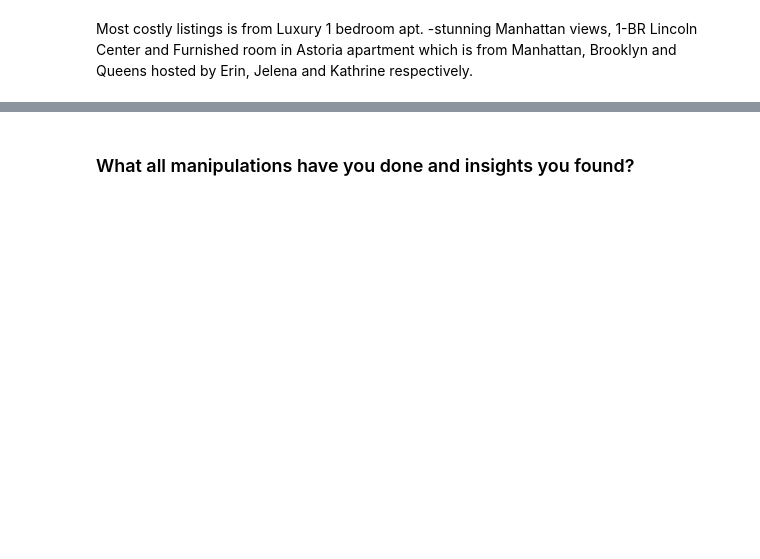
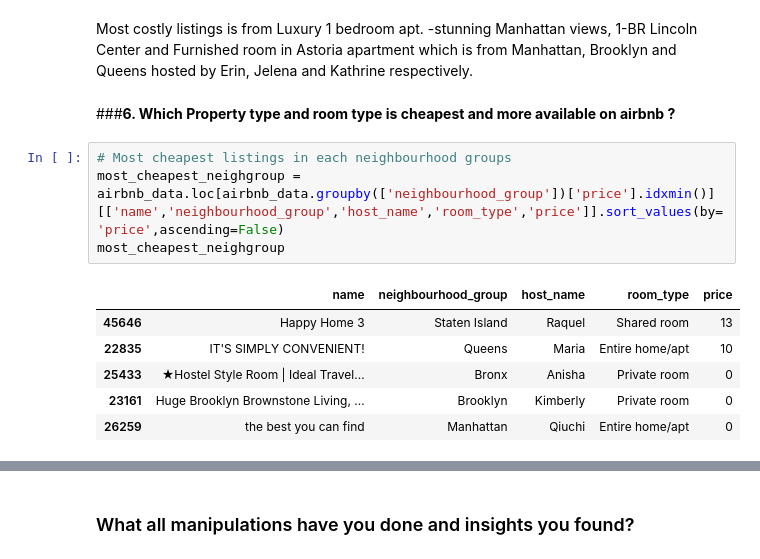
Before and after one commit to riyapatelrp/Airbnb-Booking-Analysis-EDA-, a Jupyter notebook: Capstone_AirBnb_Booking_Analysis.ipynb, the cells around one changed output, grey strips where cells are left out. Saved outputs shown, nothing was run; the diff lists cells and outputs as text; blank space fills up the shorter version.

```diff
--- a/Capstone_AirBnb_Booking_Analysis.ipynb
+++ b/Capstone_AirBnb_Booking_Analysis.ipynb
@@ -512,3 +512,16 @@ airbnb_data[airbnb_data['price'] == airbnb_data['price'].max()].head(3)
 | 29238 | 1-BR Lincoln Center | 72390391 | Jelena | Manhattan | Upper West Side | 40.77213 | -73.98665 | Entire home/apt | ... |
 # %% [markdown]
 Most costly listings is from Luxury 1 bedroom apt. -stunning Manhattan views, 1-BR Lincoln Center and Furnished room in Astoria apartment which is from Manhattan, Brooklyn and Queens hosted by Erin, Jelena and Kathrine respectively.
+# %% [markdown]
+###<B>6. Which Property type and room type is cheapest and more available on airbnb ?
+# %%
+# Most cheapest listings in each neighbourhood groups
+most_cheapest_neighgroup = airbnb_data.loc[airbnb_data.groupby(['neighbourhood_group'])['price'].idxmin()][['name','neighbourhood_group','host_name','room_type','price']].sort_values(by='price',ascending=False)
+most_cheapest_neighgroup
+# %% [output]
+|  | name | neighbourhood_group | host_name | room_type | price |
+| 45646 | Happy Home 3 | Staten Island | Raquel | Shared room | 13 |
+| 22835 | IT'S SIMPLY CONVENIENT! | Queens | Maria | Entire home/apt | 10 |
+| 25433 | ★Hostel Style Room | Ideal Travel... | Bronx | Anisha | Private room | 0 |
+| 23161 | Huge Brooklyn Brownstone Living, ... | Brooklyn | Kimberly | Private room | 0 |
+| 26259 | the best you can find | Manhattan | Qiuchi | Entire home/apt | 0 |
```
Also changed, not shown: parts of 15 cells of this notebook.
